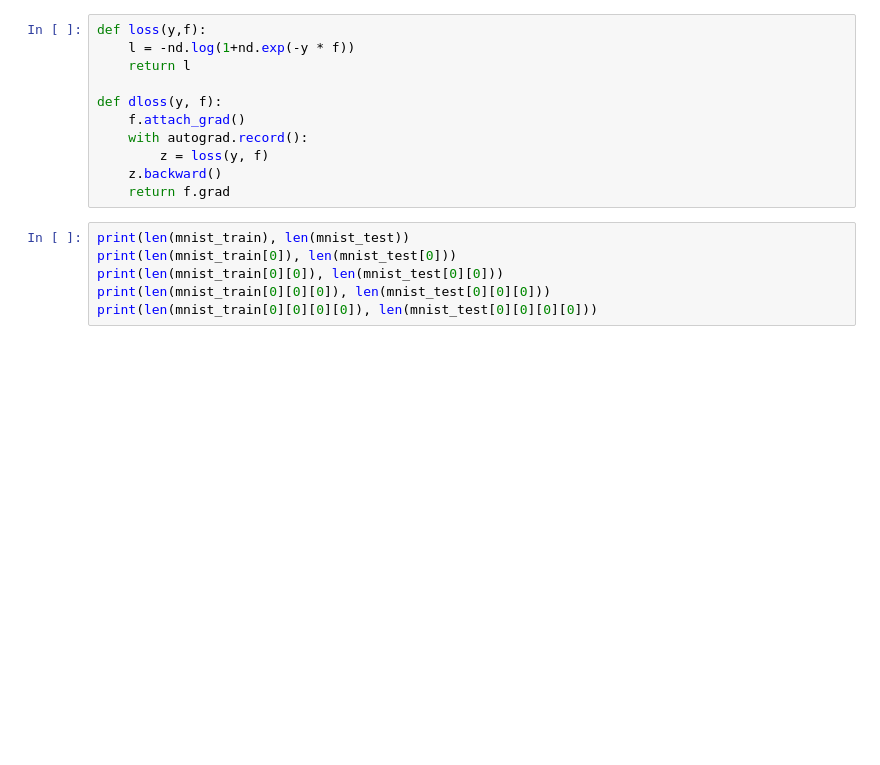
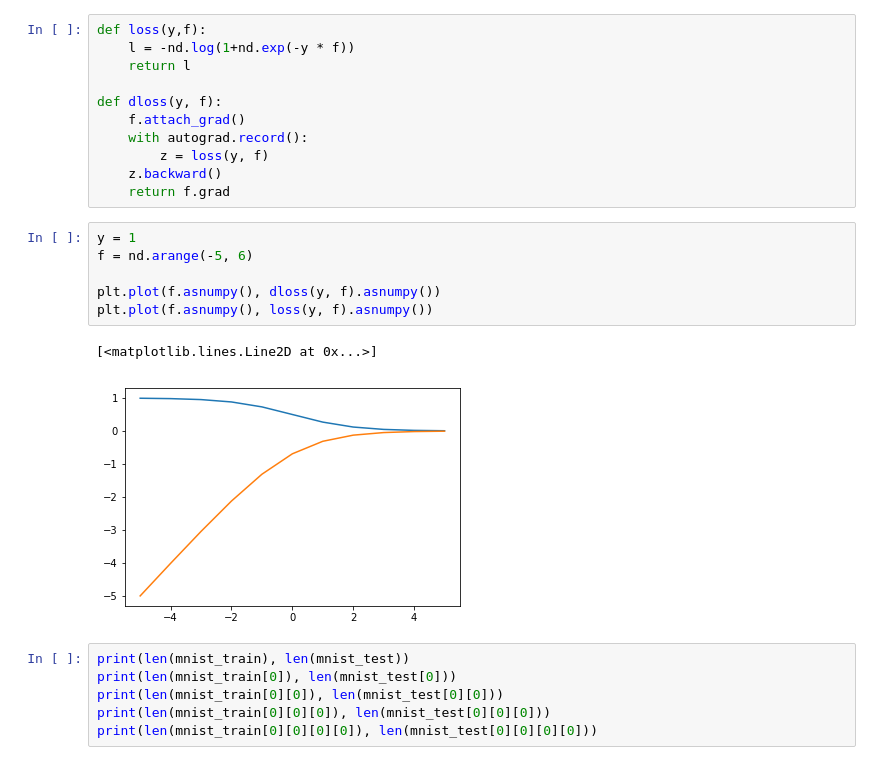
Before and after one commit to alexkassil/stat157, a Jupyter notebook: hw5/homework5.ipynb, the cells around one changed output. Cells and saved outputs as stored; diff of their text form; blank space fills up the shorter version.

```diff
--- a/hw5/homework5.ipynb
+++ b/hw5/homework5.ipynb
@@ -39,6 +40,15 @@ def dloss(y, f):
         z = loss(y, f)
     z.backward()
     return f.grad
+# %%
+y = 1
+f = nd.arange(-5, 6)
+
+plt.plot(f.asnumpy(), dloss(y, f).asnumpy())
+plt.plot(f.asnumpy(), loss(y, f).asnumpy())
+# %% [output]
+[<matplotlib.lines.Line2D at 0x...>]
+[figure, added]
 # %%
 print(len(mnist_train), len(mnist_test))
 print(len(mnist_train[0]), len(mnist_test[0]))
```
Also changed, not shown: parts of 4 cells of this notebook, 1 other file.
